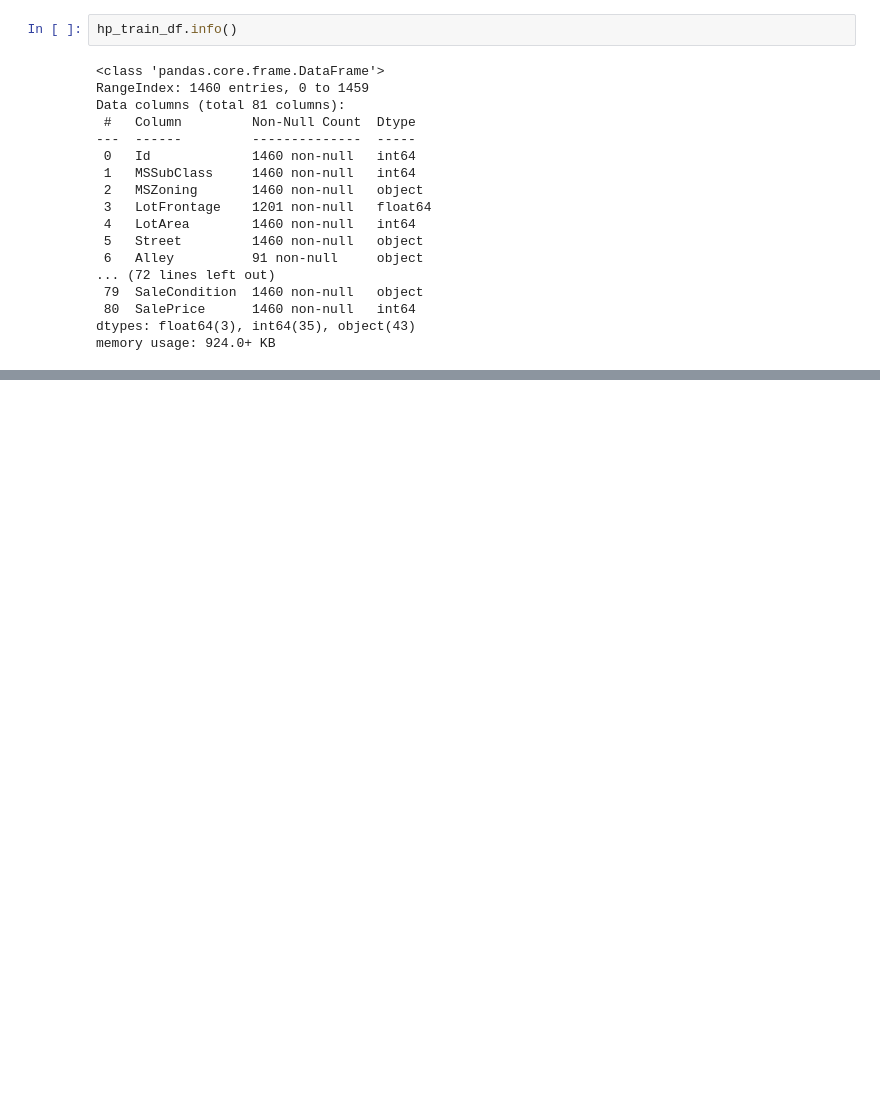
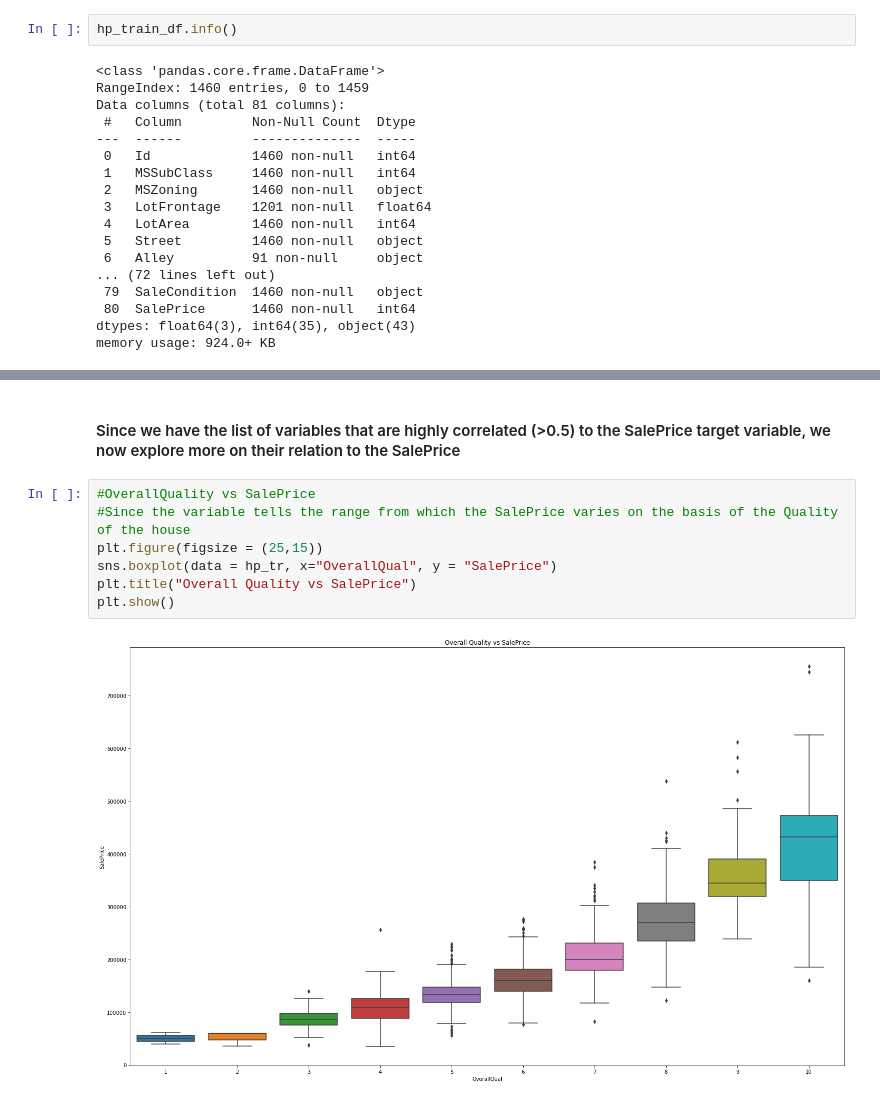
Before and after one commit to gopala-goyal/housing-prices-predictive-modelling, a Jupyter notebook: Housing_Prices_Prediction.ipynb, the cells around one changed output, grey strips where cells are left out. Saved outputs shown, nothing was run; the diff lists cells and outputs as text; blank space fills up the shorter version.

```diff
--- a/Housing_Prices_Prediction.ipynb
+++ b/Housing_Prices_Prediction.ipynb
@@ -68,0 +110,11 @@ array(['RL', 'RM', 'C (all)', 'FV', 'RH'], dtype=object)
+# %% [markdown]
+#### Since we have the list of variables that are highly correlated (>0.5) to the SalePrice target variable, we now explore more on their relation to the SalePrice
+# %%
+#OverallQuality vs SalePrice
+#Since the variable tells the range from which the SalePrice varies on the basis of the Quality of the house
+plt.figure(figsize = (25,15))
+sns.boxplot(data = hp_tr, x="OverallQual", y = "SalePrice")
+plt.title("Overall Quality vs SalePrice")
+plt.show()
+# %% [output]
+[figure, added]
```
Also changed, not shown: parts of 10 cells of this notebook.
